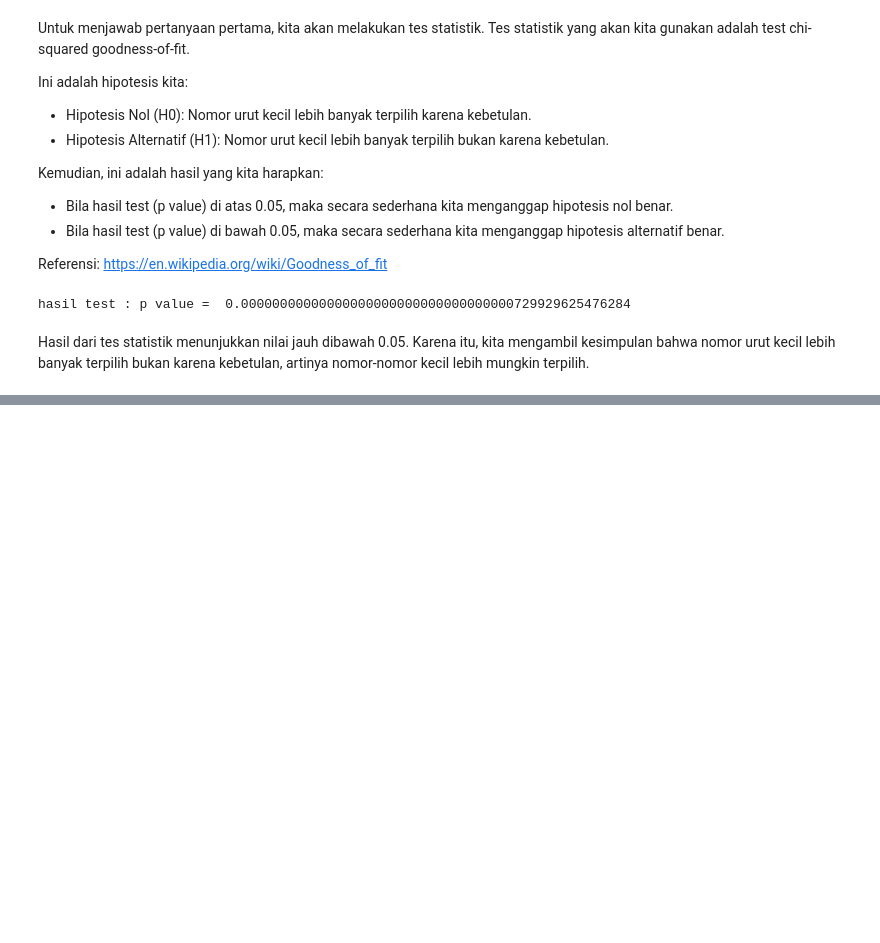
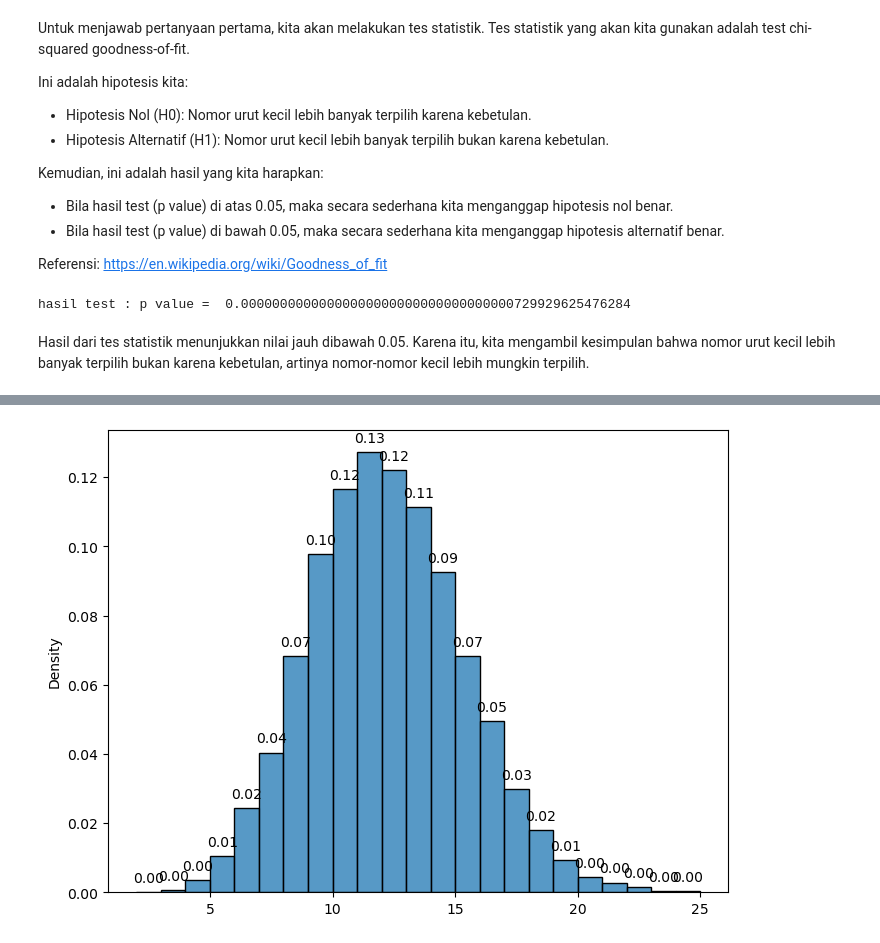
Before and after one commit to danjelito/pemilu-dki-2019, a Jupyter notebook: src/report.ipynb, the cells around one changed output, grey strips where cells are left out. Cells and saved outputs as stored; diff of their text form; code cells hidden in the pictures; blank space fills up the shorter version.

Commit message:
Apakah nomor 3 sedikit terpilih karena kebetulan

```diff
--- a/src/report.ipynb
+++ b/src/report.ipynb
@@ -554,0 +576,15 @@ Hasil dari tes statistik menunjukkan nilai jauh dibawah 0.05. Karena itu, kita m
+# %%
+data_calon = (df
+    .loc[lambda df_: df_['no_urut'] <= 9]
+    .groupby(['no_urut'])
+    .agg(jumlah_calon=('no_urut', 'size'),
+         jumlah_terpilih=('terpilih', 'sum')
+         )
+    .reset_index()
+    .assign(total_calon=lambda df_: df_['jumlah_calon'].sum(),
+            total_terpilih=lambda df_: df_['jumlah_terpilih'].sum()
+            )
+    .rename(columns=lambda c: c.title().replace("_", " "))
+    .set_index('No Urut')
+)
+data_calon
@@ -554,0 +603,32 @@ Hasil dari tes statistik menunjukkan nilai jauh dibawah 0.05. Karena itu, kita m
+# %%
+import random
+
+no_urut = data_calon.index
+jumlah_calon = data_calon['Jumlah Calon'].values
+calon = []
+for (no, jumlah) in list(zip(no_urut, jumlah_calon)):
+    calon += [no] * jumlah
+
+n_trial = 10_000
+n_calon = len(calon)
+n_terpilih = 102
+
+n_three_selected = []
+
+for trial in range(n_trial):
+    selected_items = random.sample(calon, k=n_terpilih)
+    three_selected = selected_items.count(3)
+    n_three_selected.append(three_selected)
+
+fig, ax = plt.subplots(figsize=(8, 6))
+sns.histplot(data=n_three_selected, binwidth=1, stat='density', ax=ax)
+for p in ax.patches:
+	ax.annotate(
+	    format(p.get_height(), '.2f'),
+	    (p.get_x() + p.get_width() / 2., p.get_height()),
+	    ha = 'center', va = 'center',
+	    xytext = (0, 10), textcoords = 'offset points'
+)
+plt.show()
+# %% [output]
+[figure, added]
```
Also changed, not shown: parts of 5 cells of this notebook, 1 other file.
